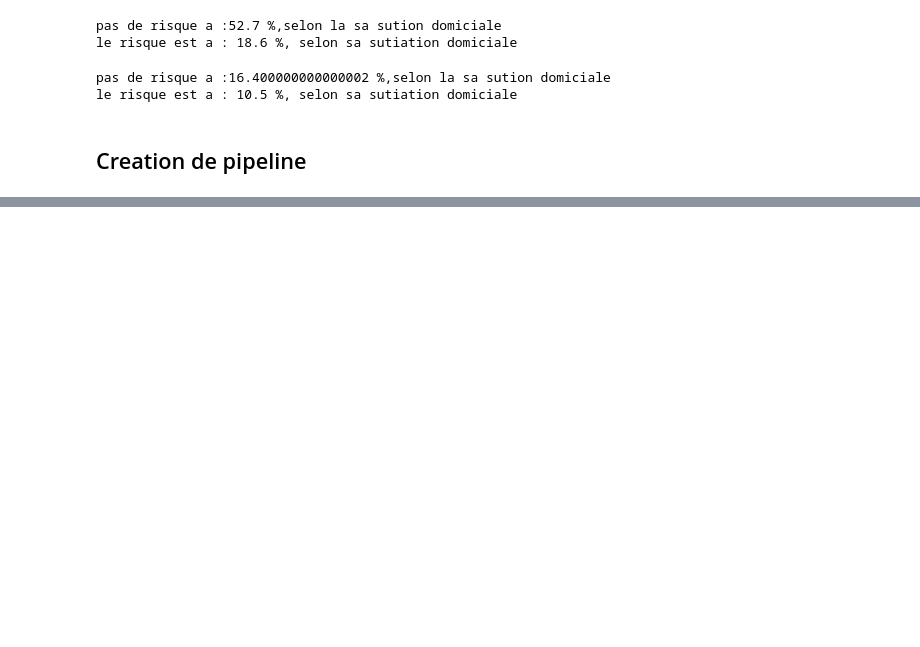
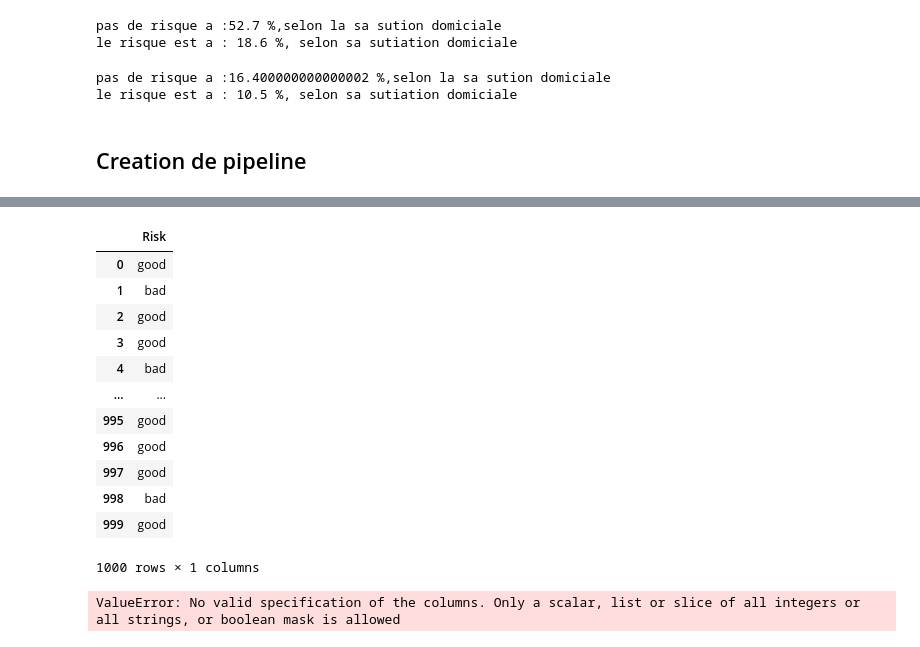
Before and after one commit to toutenergie/ChanllageDataBeez, a Jupyter notebook: Challenge.ipynb, the cells around one changed output, grey strips where cells are left out. Saved outputs shown, nothing was run; the diff lists cells and outputs as text; code cells hidden in the pictures; blank space fills up the shorter version.

```diff
--- a/Challenge.ipynb
+++ b/Challenge.ipynb
@@ -111,0 +200,44 @@ le risque est a : 10.5 %, selon sa sutiation domiciale
+# %%
+Targets
+# %% [output]
+|  | Risk |
+| 0 | good |
+| 1 | bad |
+| 2 | good |
+| 3 | good |
+| 4 | bad |
+| ... | ... |
+| 995 | good |
+| 996 | good |
+| 997 | good |
+| 998 | bad |
+| 999 | good |
+1000 rows × 1 columns
+# %%
+# Diviser les données en ensembles d'entraînement et de test
+
+X_train, X_test, y_train, y_test = train_test_split(X, Targets, test_size=0.2, random_state=42)
+
+# Liste des modèles à tester
+list_models = [RandomForestClassifier(), DecisionTreeClassifier(), KNeighborsClassifier()]
+
+# Transformer pour normaliser les données
+#transformer1 = StandardScaler()
+
+# Boucle sur les modèles
+for model in list_models:
+    # Créer le pipeline
+    pipelinefinal = make_pipeline(transformer, model)
+
+    # Entraîner le pipeline
+    pipelinefinal.fit(X_train, y_train)
+
+    # Évaluer la précision sur les données de test
+    score = pipelinefinal.score(X_test, y_test)
+
+    # Afficher le score du modèle
+    print(f"Modèle : {model.__class__.__name__}")
+    print(f"Score : {score}")
+    print("************************")
+# %% [output]
+ValueError: No valid specification of the columns. Only a scalar, list or slice of all integers or all strings, or boolean mask is allowed
```
Also changed, not shown: parts of 10 cells of this notebook.
